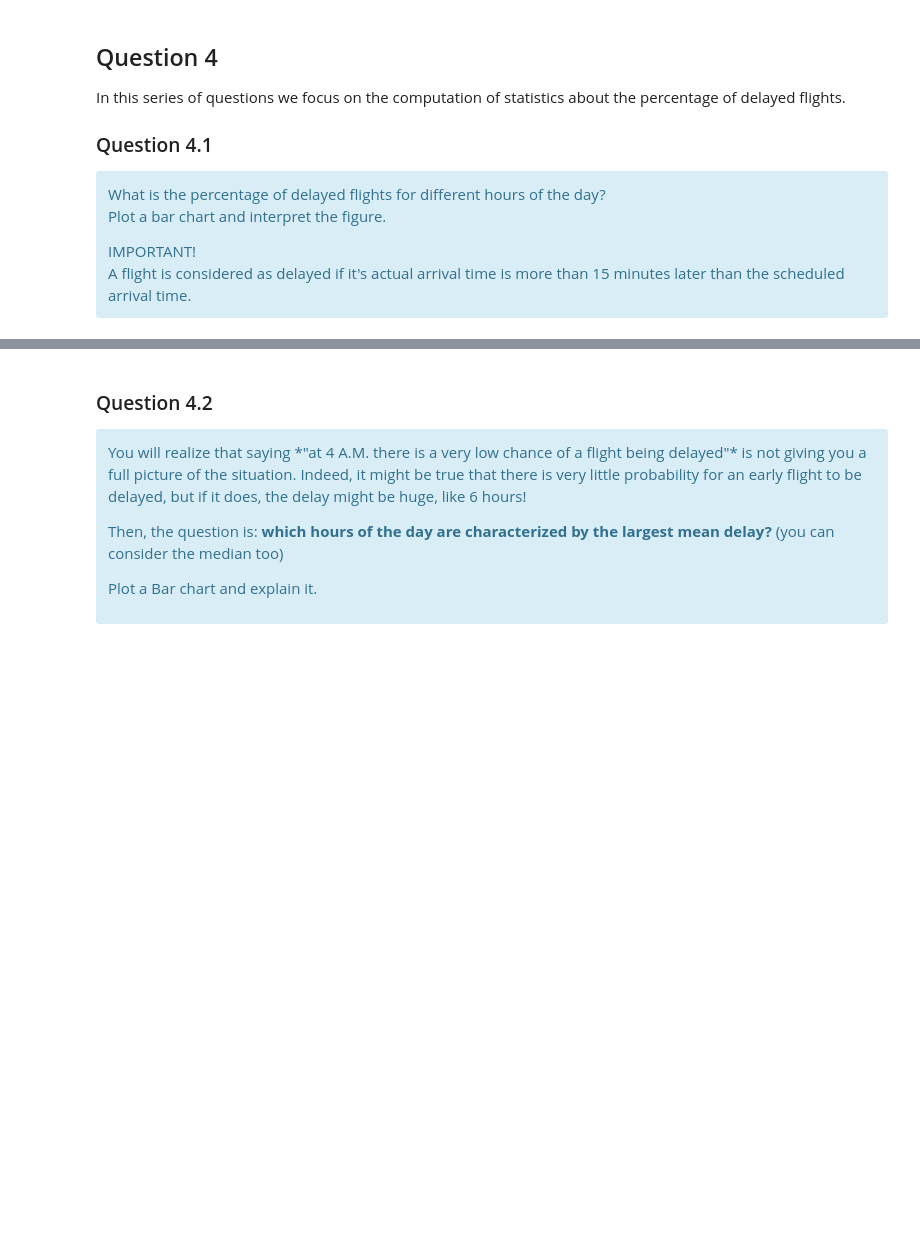
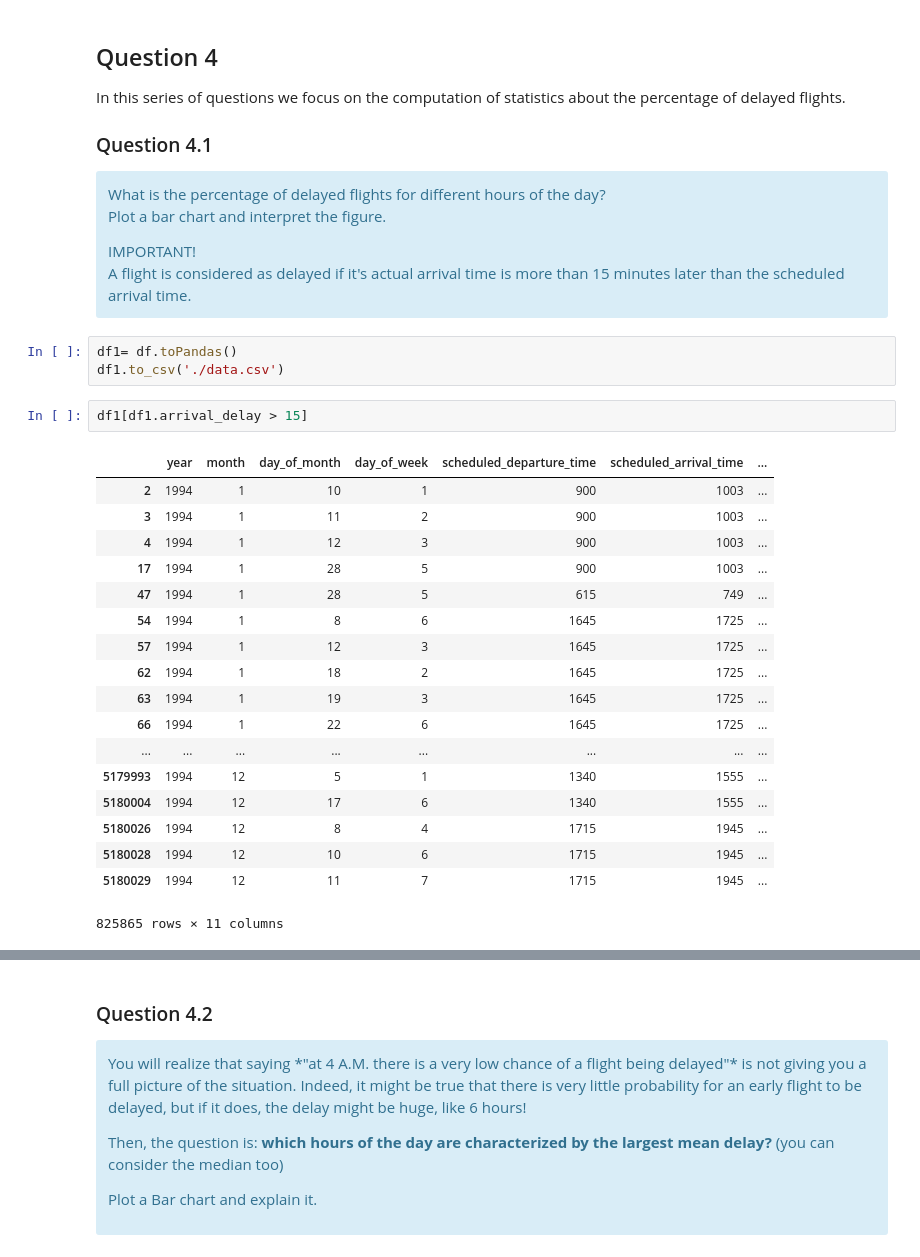
Before and after one commit to kandakji/SparkSQL-Analysis-Aviation-Data, a Jupyter notebook: SPARSQL.ipynb, the cells around one changed output, grey strips where cells are left out. Saved outputs shown, nothing was run; the diff lists cells and outputs as text; blank space fills up the shorter version.

```diff
--- a/SPARSQL.ipynb
+++ b/SPARSQL.ipynb
@@ -900,3 +903,27 @@ Plot a bar chart and interpret the figure.
 <div class="label label-success">IMPORTANT!</div> A flight is considered as delayed if it's actual arrival time is more than 15 minutes later than the scheduled arrival time.
 
 </div>
+# %%
+df1= df.toPandas()
+df1.to_csv('./data.csv')
+# %%
+df1[df1.arrival_delay > 15]
+# %% [output]
+|  | year | month | day_of_month | day_of_week | scheduled_departure_time | scheduled_arrival_time | ... |
+| 2 | 1994 | 1 | 10 | 1 | 900 | 1003 | ... |
+| 3 | 1994 | 1 | 11 | 2 | 900 | 1003 | ... |
+| 4 | 1994 | 1 | 12 | 3 | 900 | 1003 | ... |
+| 17 | 1994 | 1 | 28 | 5 | 900 | 1003 | ... |
+| 47 | 1994 | 1 | 28 | 5 | 615 | 749 | ... |
+| 54 | 1994 | 1 | 8 | 6 | 1645 | 1725 | ... |
+| 57 | 1994 | 1 | 12 | 3 | 1645 | 1725 | ... |
+| 62 | 1994 | 1 | 18 | 2 | 1645 | 1725 | ... |
+| 63 | 1994 | 1 | 19 | 3 | 1645 | 1725 | ... |
+| 66 | 1994 | 1 | 22 | 6 | 1645 | 1725 | ... |
+| ... | ... | ... | ... | ... | ... | ... | ... |
+| 5179993 | 1994 | 12 | 5 | 1 | 1340 | 1555 | ... |
+| 5180004 | 1994 | 12 | 17 | 6 | 1340 | 1555 | ... |
+| 5180026 | 1994 | 12 | 8 | 4 | 1715 | 1945 | ... |
+| 5180028 | 1994 | 12 | 10 | 6 | 1715 | 1945 | ... |
+| 5180029 | 1994 | 12 | 11 | 7 | 1715 | 1945 | ... |
+825865 rows × 11 columns
```
Also changed, not shown: parts of 6 cells of this notebook.
